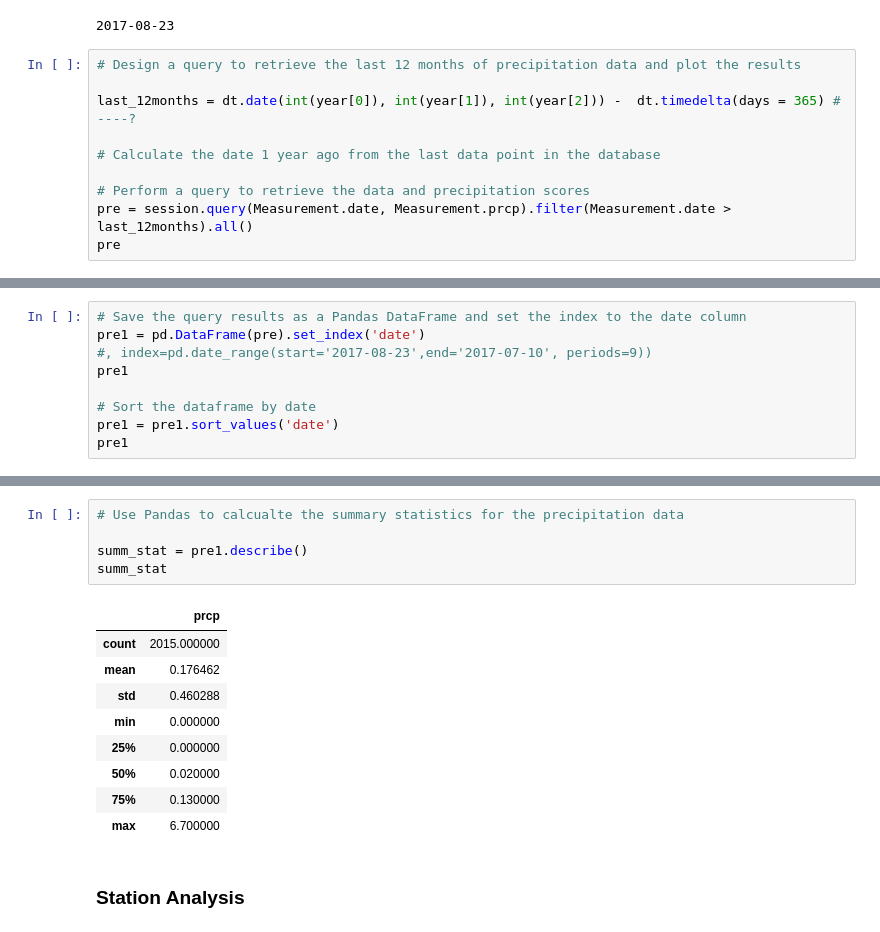
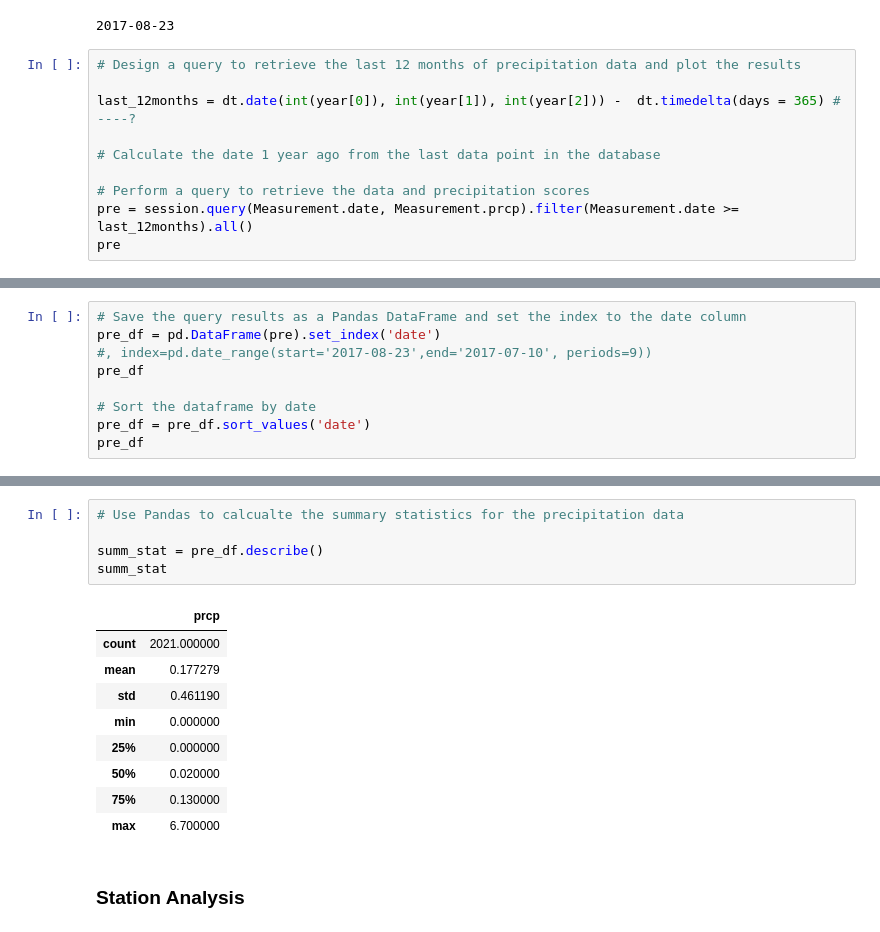
Before and after one commit to kmcgrath88/sqlalchemy-challenge, a Jupyter notebook: climate_starter.ipynb, the cells around one changed output, grey strips where cells are left out. Drawn from its saved outputs; the diff is of its cells as text.

```diff
--- a/climate_starter.ipynb
+++ b/climate_starter.ipynb
@@ -114,6 +112,6 @@ last_12months = dt.date(int(year[0]), int(year[1]), int(year[2])) -  dt.timedelt
 # Calculate the date 1 year ago from the last data point in the database
 
 # Perform a query to retrieve the data and precipitation scores
-pre = session.query(Measurement.date, Measurement.prcp).filter(Measurement.date > last_12months).all()
+pre = session.query(Measurement.date, Measurement.prcp).filter(Measurement.date >= last_12months).all()
 pre
 # %% [output]
@@ -136,13 +134,13 @@ pre
  ...]
 # %%
 # Save the query results as a Pandas DataFrame and set the index to the date column
-pre1 = pd.DataFrame(pre).set_index('date')
+pre_df = pd.DataFrame(pre).set_index('date')
 #, index=pd.date_range(start='2017-08-23',end='2017-07-10', periods=9))
-pre1
+pre_df
 
 # Sort the dataframe by date
-pre1 = pre1.sort_values('date')
-pre1
+pre_df = pre_df.sort_values('date')
+pre_df
 # %% [output]
 |  | prcp |
 | date |  |
@@ -170,13 +170,13 @@ plt.legend()
 # %%
 # Use Pandas to calcualte the summary statistics for the precipitation data
 
-summ_stat = pre1.describe()
+summ_stat = pre_df.describe()
 summ_stat
 # %% [output]
 |  | prcp |
-| count | 2015.000000 |
-| mean | 0.176462 |
-| std | 0.460288 |
+| count | 2021.000000 |
+| mean | 0.177279 |
+| std | 0.461190 |
 | min | 0.000000 |
 | 25% | 0.000000 |
 | 50% | 0.020000 |
```
Also changed, not shown: parts of 7 cells of this notebook, 2 other files.
